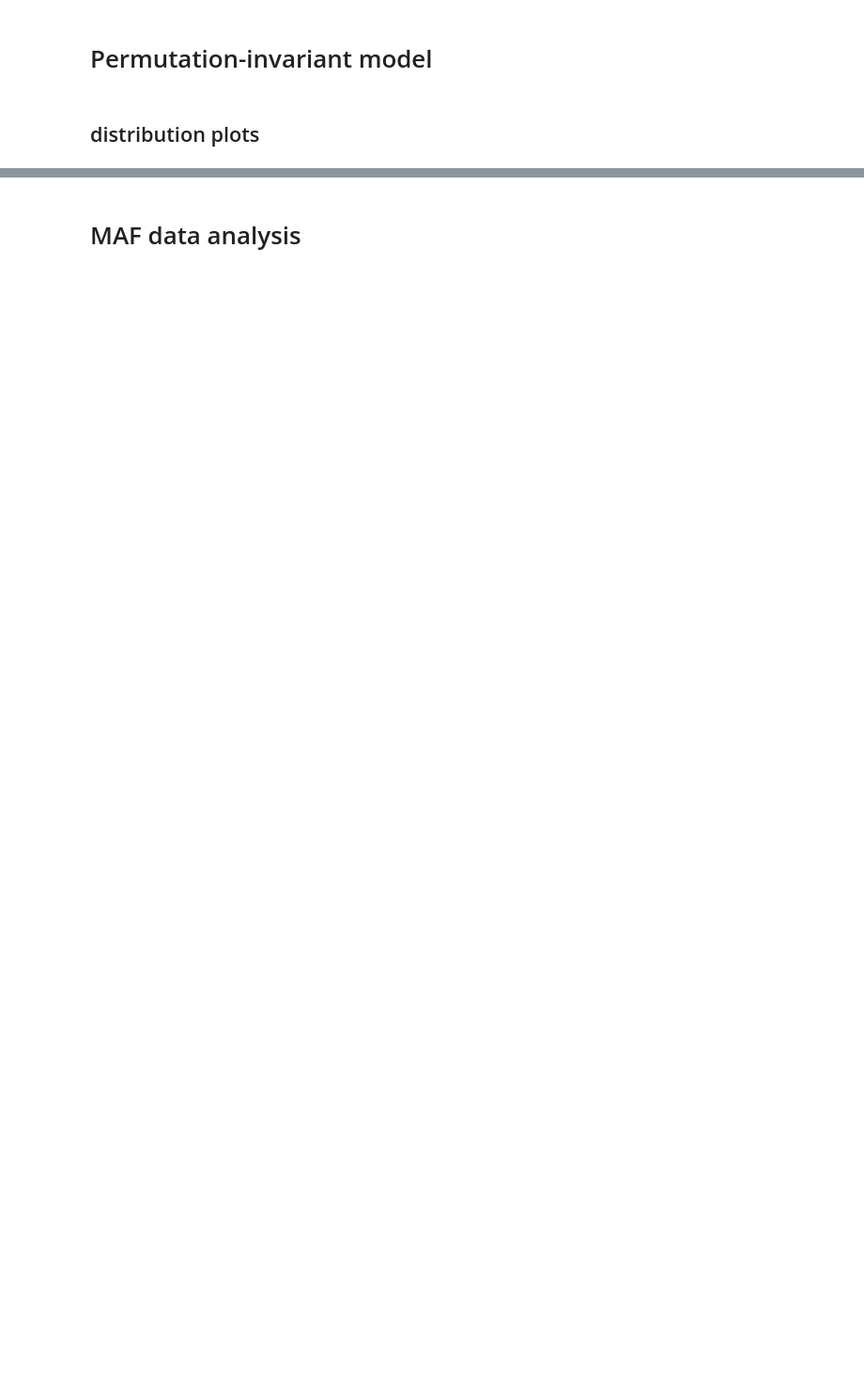
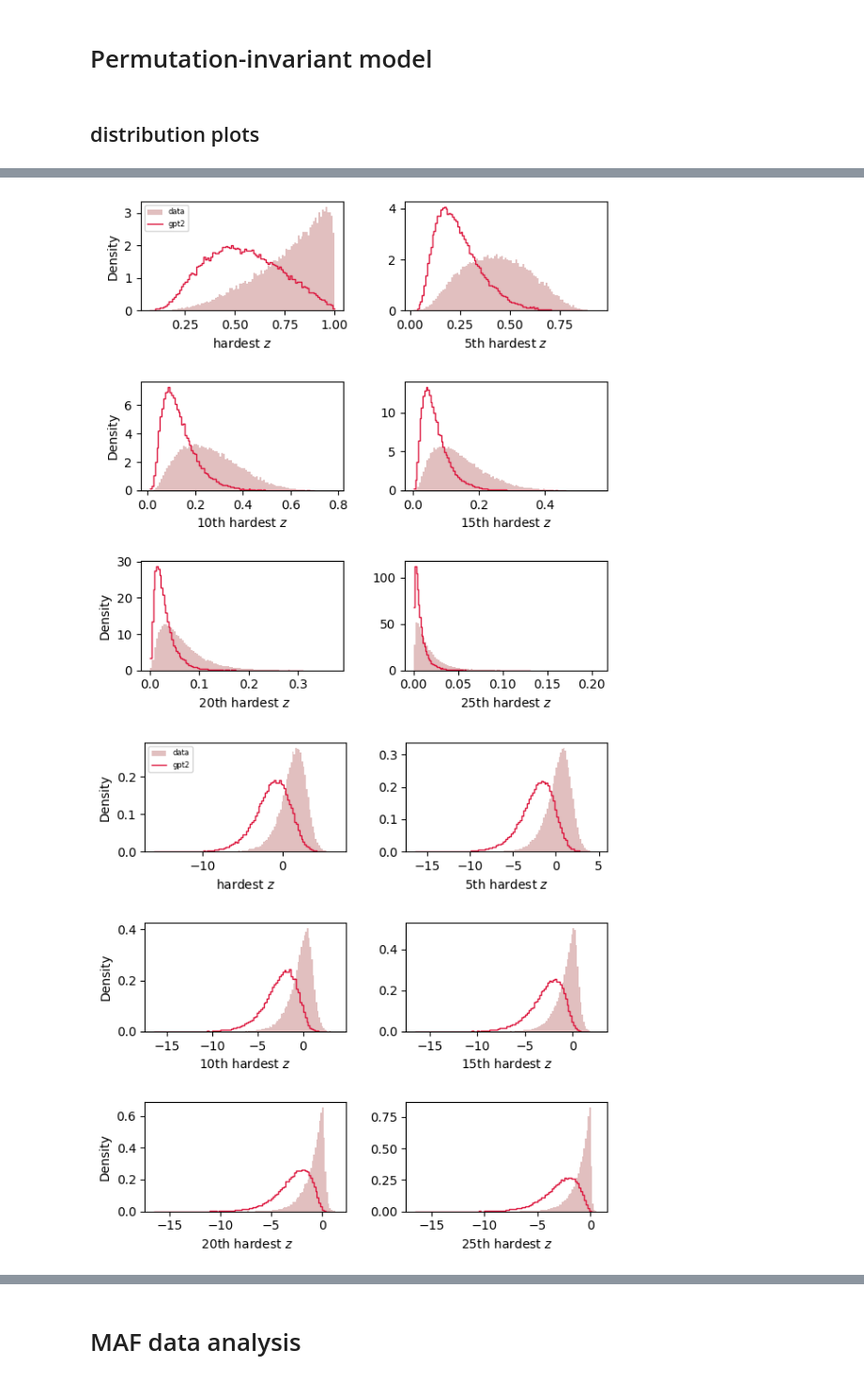
Before and after one commit to dfaroughy/SyntheticJets, a Jupyter notebook: data.ipynb, the cells around one changed output, grey strips where cells are left out. Shown: that part at 94% size. Saved outputs shown, nothing was run; the diff lists cells and outputs as text; code cells hidden in the pictures; blank space fills up the shorter version.

```diff
--- a/data.ipynb
+++ b/data.ipynb
@@ -259,3 +284,81 @@ ordered_z_plots(toy_qcd_ord, toy_tops_ord, feat=1)
+# %%
+
+def ordered_z_plots(toy_qcd, gen_jets, save_file='ordered_z_plots.png', feat=0):
+
+    fig, ax = plt.subplots(3, 2, figsize=(6, 6))
+
+    bins=100
+
+    # --- Plot hardest ---
+
+    sns.histplot(toy_qcd[:,0,:][...,feat], bins=bins, alpha=0.25, color='darkred', lw=0, label='data', element='step', stat='density', ax=ax[0, 0])
+    sns.histplot(gen_jets[:,0,:][...,feat], bins=bins,  fill=False, color='crimson', lw=1, label='gpt2', element='step', stat='density', ax=ax[0, 0])
+
+    ax[0,0].set_ylabel('Density')
+    ax[0,0].set_xlabel(r'hardest $z$')
+    ax[0,0].legend(loc='upper left', fontsize=6)
+    # ax[0,0].set_xlim(0, 1)
+
+
+    sns.histplot(toy_qcd[:,5,:][...,feat], bins=bins,   alpha=0.25, color='darkred', lw=0, label='B', element='step', stat='density', ax=ax[0, 1])
+    sns.histplot(gen_jets[:,5,:][...,feat], bins=bins,  fill=False, color='crimson', lw=1, label='gpt2', element='step', stat='density', ax=ax[0, 1])
+    ax[0,1].set_ylabel('')
+    ax[0,1].set_xlabel(r'5th hardest $z$')
+
+
+    # bins=np.arange(0, 0.6, 0.01)
+
+    sns.histplot(toy_qcd[:,10,:][...,feat], bins=bins,  alpha=0.25, color='darkred', lw=0, label='B', element='step', stat='density', ax=ax[1, 0])
+    sns.histplot(gen_jets[:,10,:][...,feat], bins=bins,  fill=False, color='crimson', lw=1, label='S', element='step', stat='density', ax=ax[1, 0])
+
+    ax[1,0].set_ylabel('Density')
+    ax[1,0].set_xlabel(r'10th hardest $z$')
+    # ax[1,0].legend(loc='upper right', fontsize=6)
+    # ax[1,0].set_xlim(0, 0.6)
+
+    # bins=np.arange(0, 0.6, 0.008)
+
+    sns.histplot(toy_qcd[:,15,:][...,feat], bins=bins,  alpha=0.25, color='darkred', lw=0, label='B', element='step', stat='density', ax=ax[1, 1])
+    sns.histplot(gen_jets[:,15,:][...,feat], bins=bins, fill=False, color='crimson', lw=1, label='S', element='step', stat='density', ax=ax[1, 1])
+    ax[1,1].set_ylabel('')
+    ax[1,1].set_xlabel(r'15th hardest $z$')
+    # ax[1,1].legend(loc='upper right', fontsize=6)
+    # ax[1,1].set_xlim(0, 0.6)
+
+
+    # Middle row: intermediate distributions
+
+    # bins=np.arange(0, 0.2, 0.004)
+
+    sns.histplot(toy_qcd[:,20,:][...,feat], bins=bins,  alpha=0.25, color='darkred', lw=0, label='B', element='step', stat='density', ax=ax[2, 0])
+    sns.histplot(gen_jets[:,20,:][...,feat], bins=bins, fill=False,  color='crimson', lw=1, label='S', element='step', stat='density', ax=ax[2, 0])
+
+    ax[2,0].set_ylabel('Density')
+    ax[2,0].set_xlabel(r' 20th hardest $z$')
+    # ax[2,0].legend(loc='upper right', fontsize=6)
+    # ax[2,0].set_xlim(0, 0.4)
+
+
+    # bins=np.arange(0, 0.05, 0.001)
+
+    sns.histplot(toy_qcd[:,25,:][...,feat], bins=bins,  alpha=0.25, color='darkred', lw=0, label='B', element='step', stat='density', ax=ax[2, 1])
+    sns.histplot(gen_jets[:,25,:][...,feat], bins=bins, fill=False,  color='crimson', lw=1, label='S', element='step', stat='density', ax=ax[2, 1])
+    ax[2,1].set_ylabel('')
+    ax[2,1].set_xlabel(r'25th hardest $z$')
+    # ax[2,1].legend(loc='upper right', fontsize=6)
+    # ax[2,1].set_xlim(0, 0.1)
+
+    plt.tight_layout()
+    fig.subplots_adjust(hspace=0.65, wspace=0.3)
+    plt.savefig(save_file, dpi=300, bbox_inches='tight')
+
+    plt.show()
+
+ordered_z_plots(toy_qcd_ord, toy_tops_ord, feat=0)
+ordered_z_plots(toy_qcd_ord, toy_tops_ord, feat=1)
+# %% [output]
+[figure, added]
+[figure, added]
 # %%
 # plot scatterplot of first vs second feature
 fig, ax = plt.subplots(1, 2, figsize=(4, 2))
```
Also changed, not shown: parts of 10 cells of this notebook, 7 other files.
